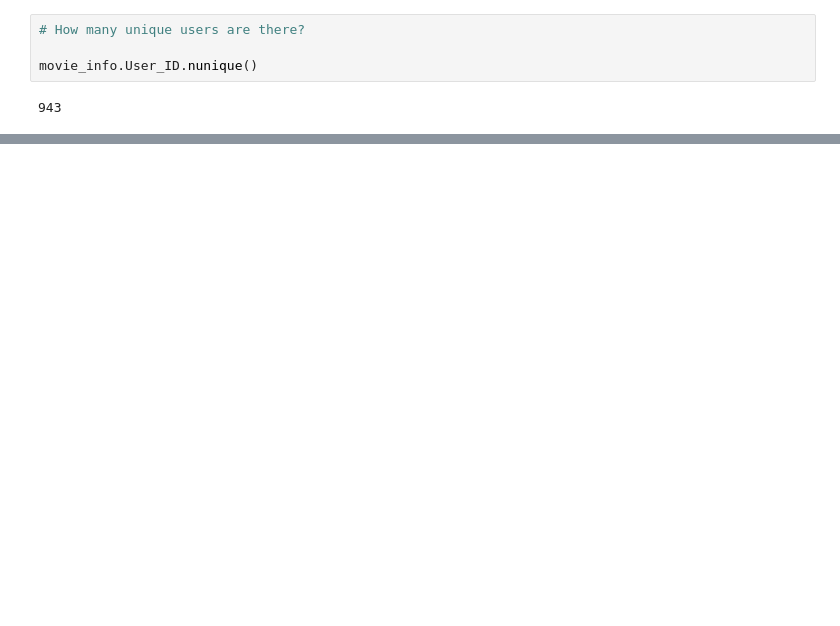
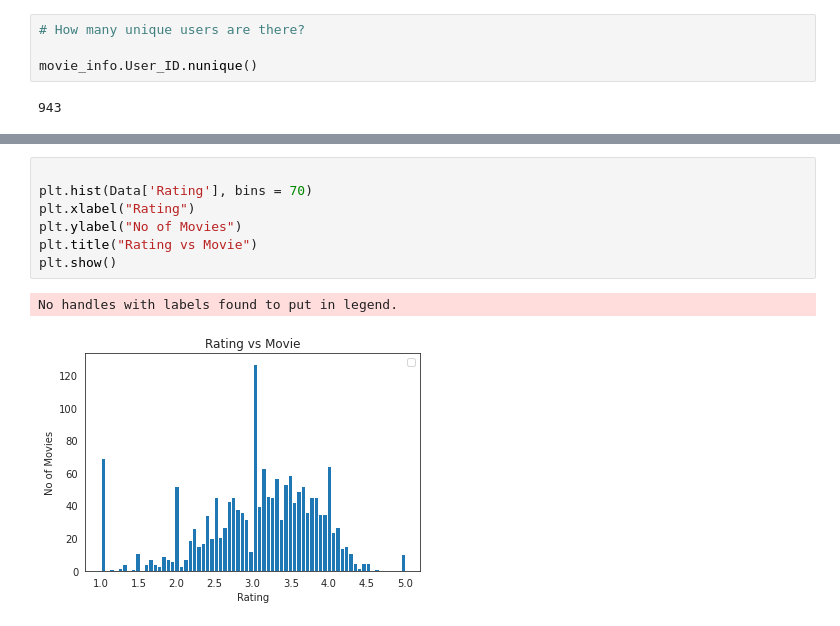
Before and after one commit to ardourApeX/Movie-Recommendation-System, a Jupyter notebook: Movie Recommendation System.ipynb, the cells around one changed output, grey strips where cells are left out. Saved outputs shown, nothing was run; the diff lists cells and outputs as text; blank space fills up the shorter version.

```diff
--- a/Movie Recommendation System.ipynb
+++ b/Movie Recommendation System.ipynb
@@ -100,0 +224,10 @@ Movies.head()
+# %%
+
+plt.hist(Data['Rating'], bins = 70)
+plt.xlabel("Rating")
+plt.ylabel("No of Movies")
+plt.title("Rating vs Movie")
+plt.show()
+# %% [output]
+No handles with labels found to put in legend.
+[figure, added]
```
Also changed, not shown: parts of 27 cells of this notebook.
